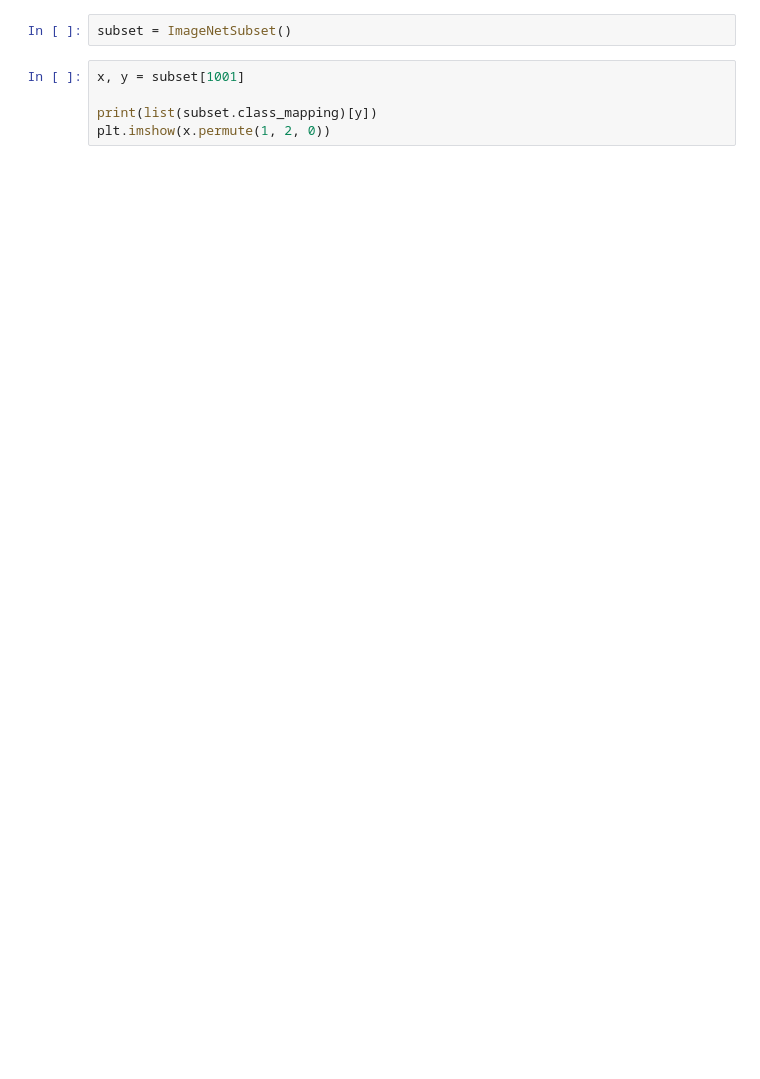
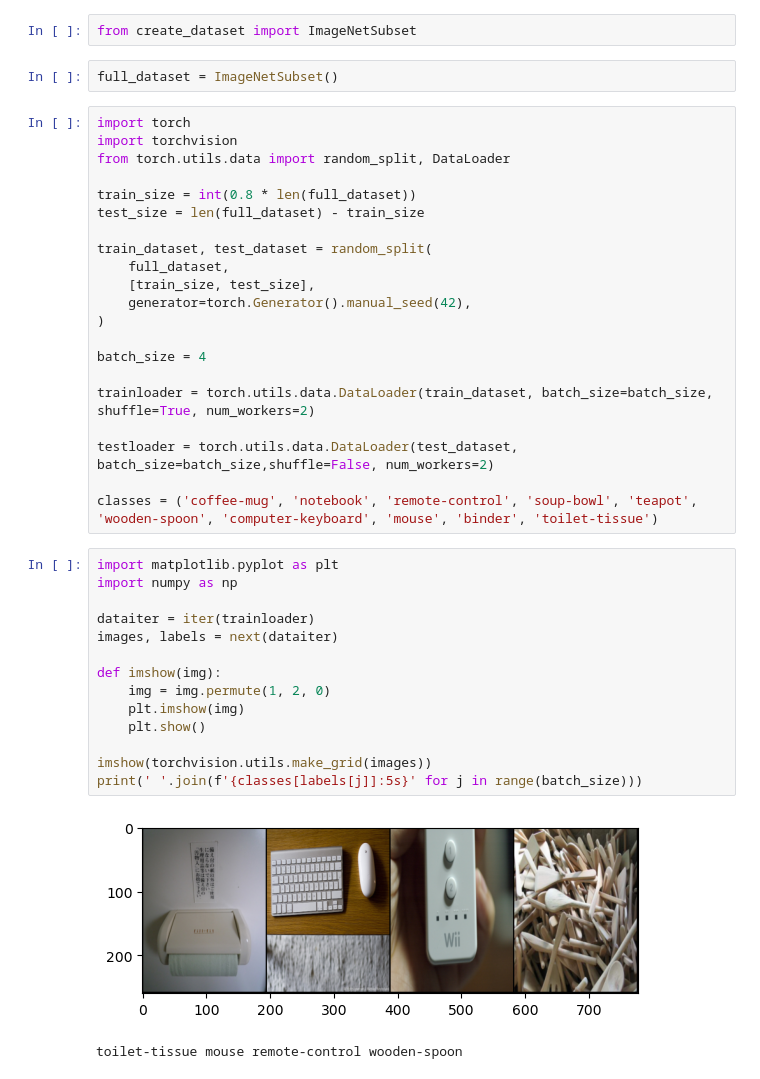
Before and after one commit to elia09812/xai_proj_b_group_404, a Jupyter notebook: scripts/train_cnn_on_data.ipynb, the cells around one changed output. Drawn from its saved outputs; the diff is of its cells as text; blank space fills up the shorter version.

Commit message:
test code for training models via kaggl

```diff
--- a/scripts/train_cnn_on_data.ipynb
+++ b/scripts/train_cnn_on_data.ipynb
@@ -62,7 +1,42 @@ class ImageNetSubset(Dataset):
+# %%
+from create_dataset import ImageNetSubset
 # %%
-subset = ImageNetSubset()
+full_dataset = ImageNetSubset()
-# %%
-x, y = subset[1001]
-
-print(list(subset.class_mapping)[y])
-plt.imshow(x.permute(1, 2, 0))
+# %%
+import torch
+import torchvision
+from torch.utils.data import random_split, DataLoader
+
+train_size = int(0.8 * len(full_dataset))
+test_size = len(full_dataset) - train_size
+
+train_dataset, test_dataset = random_split(
+    full_dataset,
+    [train_size, test_size],
+    generator=torch.Generator().manual_seed(42),
+)
+
+batch_size = 4
+
+trainloader = torch.utils.data.DataLoader(train_dataset, batch_size=batch_size, shuffle=True, num_workers=2)
+
+testloader = torch.utils.data.DataLoader(test_dataset, batch_size=batch_size,shuffle=False, num_workers=2)
+
+classes = ('coffee-mug', 'notebook', 'remote-control', 'soup-bowl', 'teapot', 'wooden-spoon', 'computer-keyboard', 'mouse', 'binder', 'toilet-tissue')
+# %%
+import matplotlib.pyplot as plt
+import numpy as np
+
+dataiter = iter(trainloader)
+images, labels = next(dataiter)
+
+def imshow(img):
+    img = img.permute(1, 2, 0)
+    plt.imshow(img)
+    plt.show()
+
+imshow(torchvision.utils.make_grid(images))
+print(' '.join(f'{classes[labels[j]]:5s}' for j in range(batch_size)))
+# %% [output]
+[figure, added]
+toilet-tissue mouse remote-control wooden-spoon
```
Also changed, not shown: parts of 6 cells of this notebook, 1 other file.
